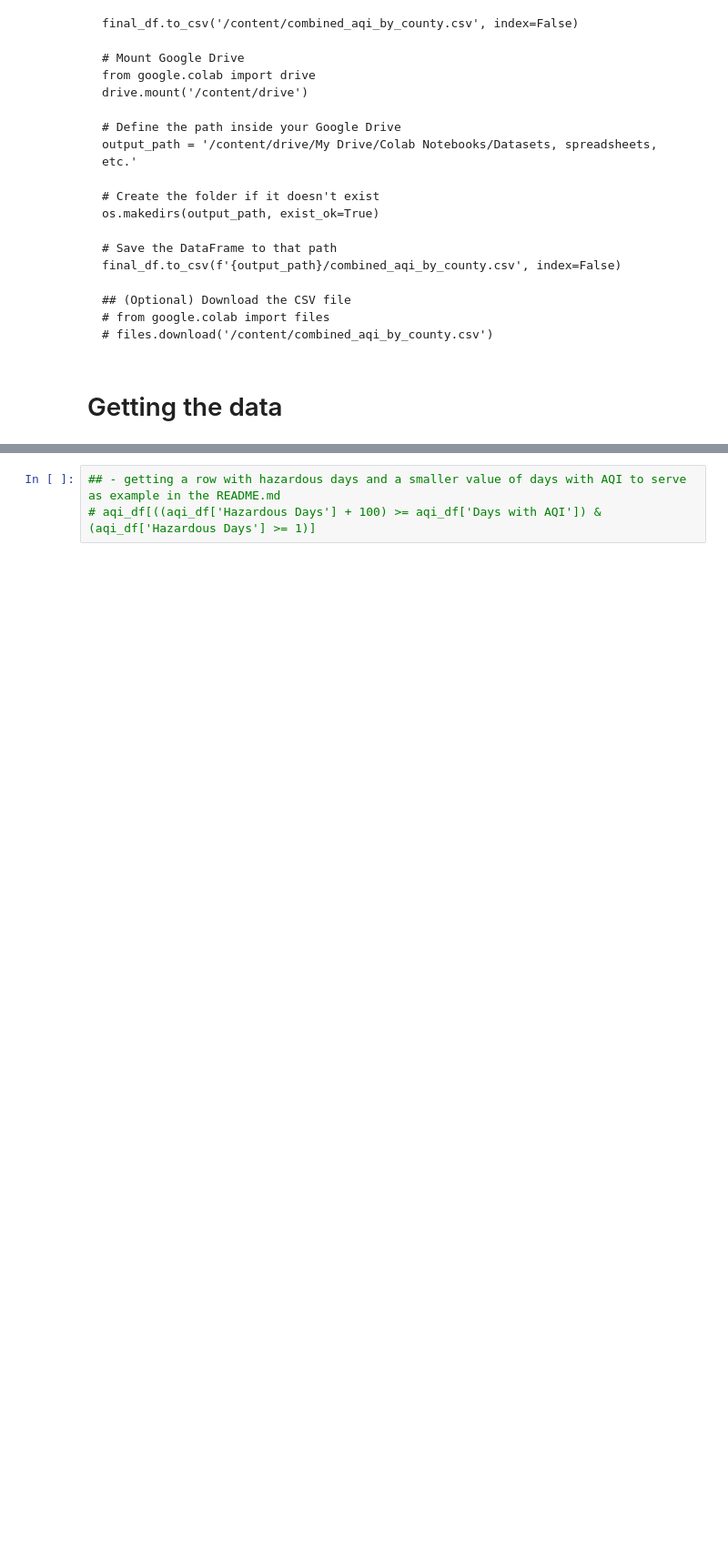
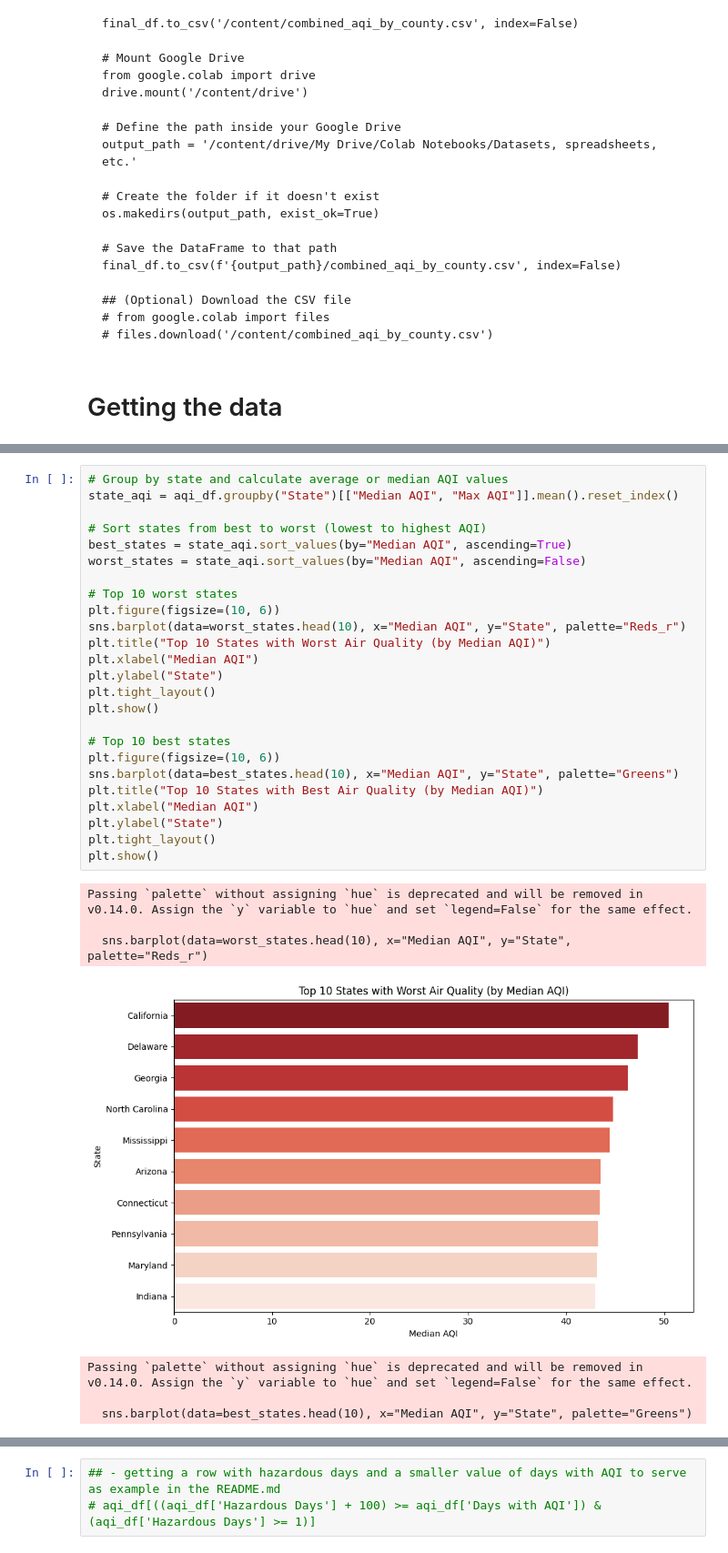
Before and after one commit to ivanrff/AQI-by-EPA, a Jupyter notebook: US_EPA_AQI.ipynb, the cells around one changed output, grey strips where cells are left out. Shown at 91% size. Cells and saved outputs as stored; diff of their text form; blank space fills up the shorter version.

```diff
--- a/US_EPA_AQI.ipynb
+++ b/US_EPA_AQI.ipynb
@@ -94,0 +157,33 @@ aqi_df = aqi_df[aqi_df['State'] != 'Country Of Mexico'].copy() # dropping Mexico
+# %%
+# Group by state and calculate average or median AQI values
+state_aqi = aqi_df.groupby("State")[["Median AQI", "Max AQI"]].mean().reset_index()
+
+# Sort states from best to worst (lowest to highest AQI)
+best_states = state_aqi.sort_values(by="Median AQI", ascending=True)
+worst_states = state_aqi.sort_values(by="Median AQI", ascending=False)
+
+# Top 10 worst states
+plt.figure(figsize=(10, 6))
+sns.barplot(data=worst_states.head(10), x="Median AQI", y="State", palette="Reds_r")
+plt.title("Top 10 States with Worst Air Quality (by Median AQI)")
+plt.xlabel("Median AQI")
+plt.ylabel("State")
+plt.tight_layout()
+plt.show()
+
+# Top 10 best states
+plt.figure(figsize=(10, 6))
+sns.barplot(data=best_states.head(10), x="Median AQI", y="State", palette="Greens")
+plt.title("Top 10 States with Best Air Quality (by Median AQI)")
+plt.xlabel("Median AQI")
+plt.ylabel("State")
+plt.tight_layout()
+plt.show()
+# %% [output]
+Passing `palette` without assigning `hue` is deprecated and will be removed in v0.14.0. Assign the `y` variable to `hue` and set `legend=False` for the same effect.
+
+  sns.barplot(data=worst_states.head(10), x="Median AQI", y="State", palette="Reds_r")
+[figure, added]
+Passing `palette` without assigning `hue` is deprecated and will be removed in v0.14.0. Assign the `y` variable to `hue` and set `legend=False` for the same effect.
+
+  sns.barplot(data=best_states.head(10), x="Median AQI", y="State", palette="Greens")
```
Also changed, not shown: parts of 9 cells of this notebook.
